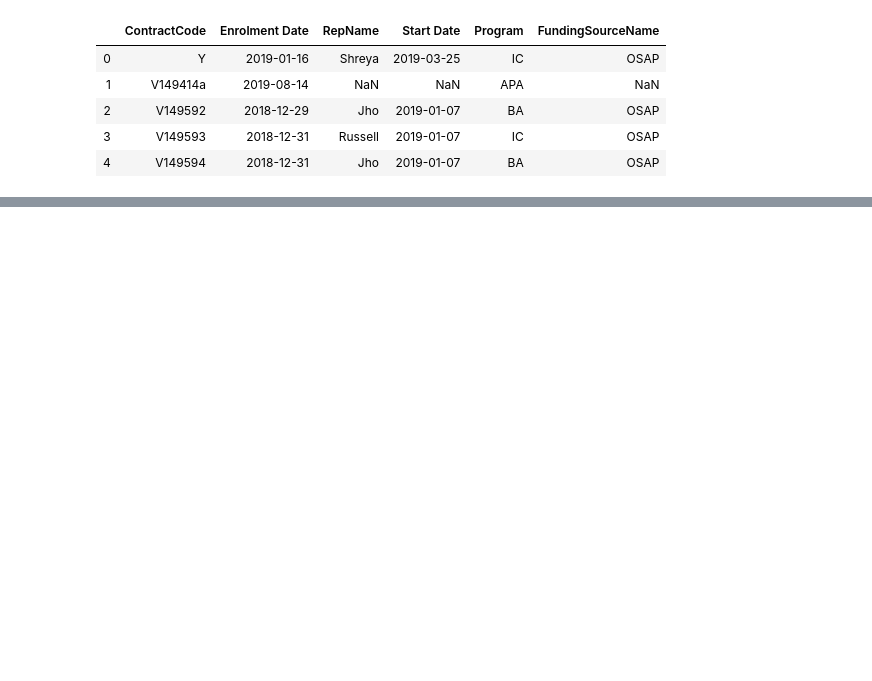
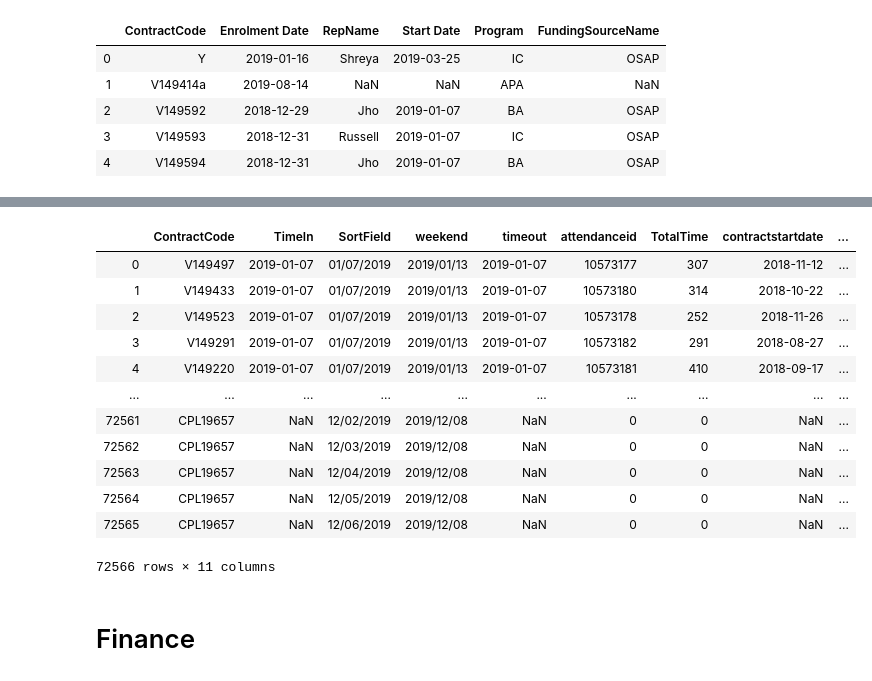
Before and after one commit to rajshruti/final-project, a Jupyter notebook: Data Cleaning/Master_Code.ipynb, the cells around one changed output, grey strips where cells are left out. Saved outputs shown, nothing was run; the diff lists cells and outputs as text; code cells hidden in the pictures; blank space fills up the shorter version.

Commit message:
Updated with Finance

```diff
--- a/Data Cleaning/Master_Code.ipynb
+++ b/Data Cleaning/Master_Code.ipynb
@@ -235,0 +312,15 @@ Masters.head()
+# %%
+# Keep required columns using loc
+
+dfA1 = dfA1.loc[:, ["ContractCode","TimeIn","SortField","weekend","timeout","attendanceid","TotalTime","contractstartdate","scheduledenddate","FundingSourceName"]]
+dfA2 = dfA2.loc[:, ["ContractCode","TimeIn","SortField","weekend","timeout","attendanceid","TotalTime","contractstartdate","scheduledenddate","FundingSourceName"]]
+dfA3 = dfA3.loc[:, ["ContractCode","TimeIn","SortField","weekend","timeout","attendanceid","TotalTime","contractstartdate","scheduledenddate","FundingSourceName"]]
+dfA4 = dfA4.loc[:, ["ContractCode","TimeIn","SortField","weekend","timeout","attendanceid","TotalTime","contractstartdate","scheduledenddate","FundingSourceName"]]
+dfA5 = dfA5.loc[:, ["ContractCode","TimeIn","SortField","weekend","timeout","attendanceid","TotalTime","contractstartdate","scheduledenddate","FundingSourceName"]]
+dfA6 = dfA6.loc[:, ["ContractCode","TimeIn","SortField","weekend","timeout","attendanceid","TotalTime","contractstartdate","scheduledenddate","FundingSourceName"]]
+dfA7 = dfA7.loc[:, ["ContractCode","TimeIn","SortField","weekend","timeout","attendanceid","TotalTime","contractstartdate","scheduledenddate","FundingSourceName"]]
+dfA8 = dfA8.loc[:, ["ContractCode","TimeIn","SortField","weekend","timeout","attendanceid","TotalTime","contractstartdate","scheduledenddate","FundingSourceName"]]
+dfA9 = dfA9.loc[:, ["ContractCode","TimeIn","SortField","weekend","timeout","attendanceid","TotalTime","contractstartdate","scheduledenddate","FundingSourceName"]]
+dfA10 = dfA10.loc[:, ["ContractCode","TimeIn","SortField","weekend","timeout","attendanceid","TotalTime","contractstartdate","scheduledenddate","FundingSourceName"]]
+#dfA11 = dfA11.loc[:, ["ContractCode","TimeIn","SortField","weekend","timeout","attendanceid","TotalTime","contractstartdate","scheduledenddate","FundingSourceName"]]
+dfA12 = dfA12.loc[:, ["ContractCode","TimeIn","SortField","weekend","timeout","attendanceid","TotalTime","contractstartdate","scheduledenddate","FundingSourceName"]]
@@ -235,0 +336,42 @@ Masters.head()
+# %%
+# Create a new column called 'Month'
+
+dfA1['Month'] = 'January'
+dfA2['Month'] = 'February'
+dfA3['Month'] = 'March'
+dfA4['Month'] = 'April'
+dfA5['Month'] = 'May'
+dfA6['Month'] = 'June'
+dfA7['Month'] = 'July'
+dfA8['Month'] = 'August'
+dfA9['Month'] = 'September'
+dfA10['Month'] = 'October'
+#dfA11['Month'] = 'November'
+dfA12['Month'] = 'December'
+# %%
+# Merge all dataframes (except dfA11)
+
+frames = [dfA1,dfA2,dfA3,dfA4,dfA5,dfA6,dfA7,dfA8,dfA9,dfA10,dfA12]
+merged_dfA = pd.concat(frames)
+# %%
+# Reindex the dataframe
+
+merged_dfA.index = pd.RangeIndex(len(merged_dfA.index))
+# %%
+merged_dfA
+# %% [output]
+|  | ContractCode | TimeIn | SortField | weekend | timeout | attendanceid | TotalTime | contractstartdate | ... |
+| 0 | V149497 | 2019-01-07 | 01/07/2019 | 2019/01/13 | 2019-01-07 | 10573177 | 307 | 2018-11-12 | ... |
+| 1 | V149433 | 2019-01-07 | 01/07/2019 | 2019/01/13 | 2019-01-07 | 10573180 | 314 | 2018-10-22 | ... |
+| 2 | V149523 | 2019-01-07 | 01/07/2019 | 2019/01/13 | 2019-01-07 | 10573178 | 252 | 2018-11-26 | ... |
+| 3 | V149291 | 2019-01-07 | 01/07/2019 | 2019/01/13 | 2019-01-07 | 10573182 | 291 | 2018-08-27 | ... |
+| 4 | V149220 | 2019-01-07 | 01/07/2019 | 2019/01/13 | 2019-01-07 | 10573181 | 410 | 2018-09-17 | ... |
+| ... | ... | ... | ... | ... | ... | ... | ... | ... | ... |
+| 72561 | CPL19657 | NaN | 12/02/2019 | 2019/12/08 | NaN | 0 | 0 | NaN | ... |
+| 72562 | CPL19657 | NaN | 12/03/2019 | 2019/12/08 | NaN | 0 | 0 | NaN | ... |
+| 72563 | CPL19657 | NaN | 12/04/2019 | 2019/12/08 | NaN | 0 | 0 | NaN | ... |
+| 72564 | CPL19657 | NaN | 12/05/2019 | 2019/12/08 | NaN | 0 | 0 | NaN | ... |
+| 72565 | CPL19657 | NaN | 12/06/2019 | 2019/12/08 | NaN | 0 | 0 | NaN | ... |
+72566 rows × 11 columns
+# %% [markdown]
+# Finance
```
Also changed, not shown: parts of 35 cells of this notebook, 1 other file.
